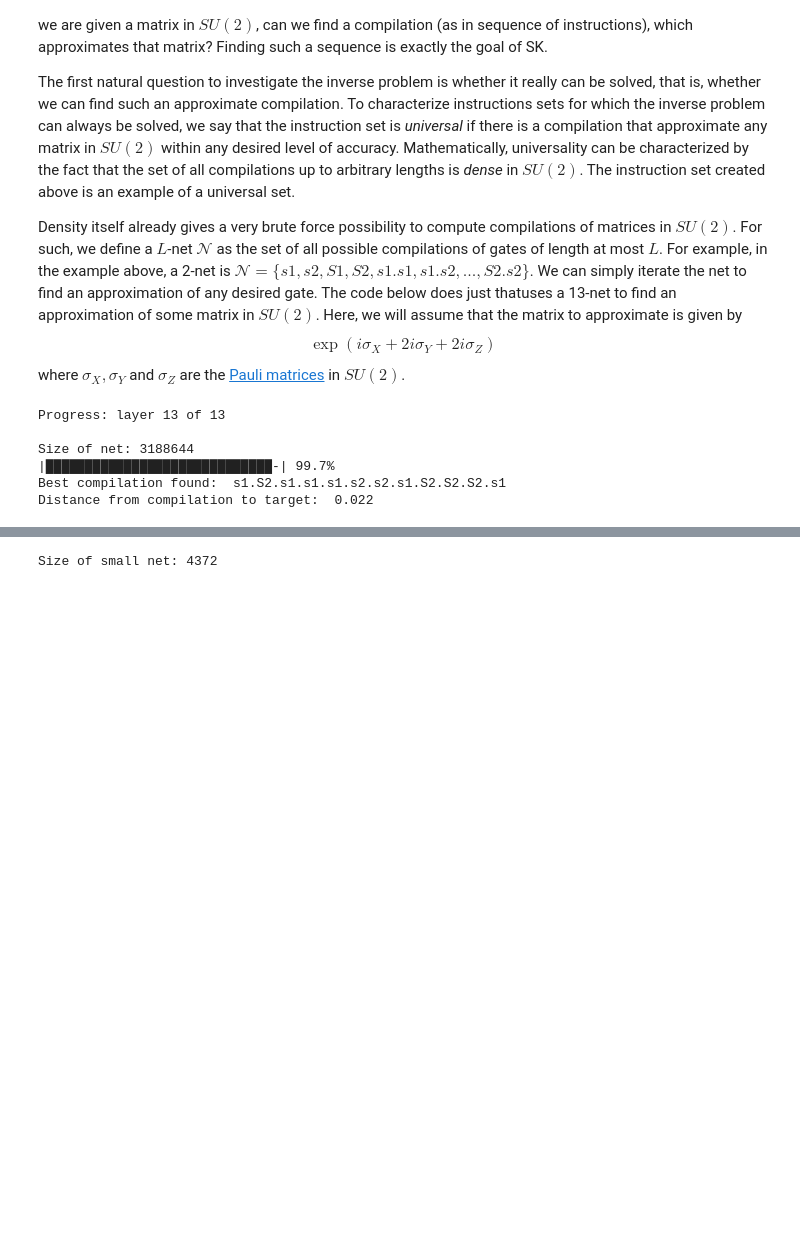
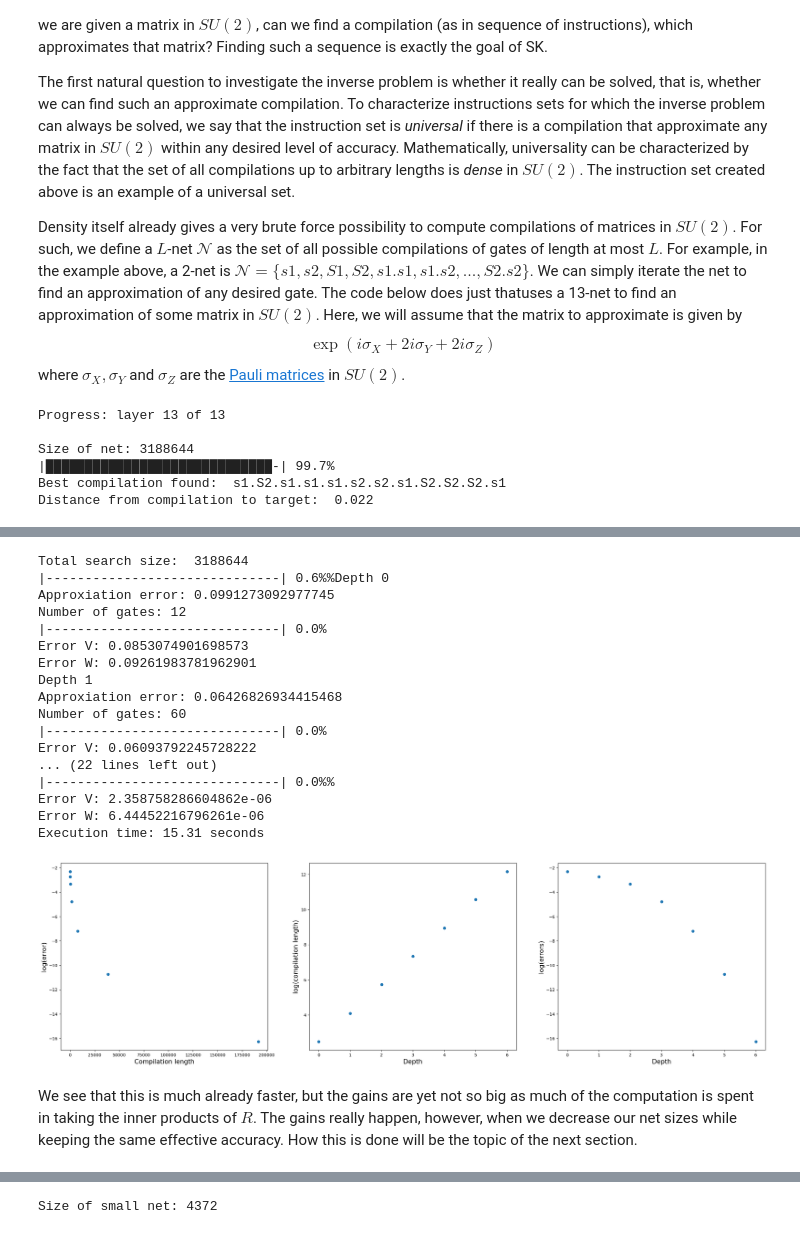
Before and after one commit to HLovisiEnnes/skqudit, a Jupyter notebook: notebooks/tutorial.ipynb, the cells around one changed output, grey strips where cells are left out. Saved outputs shown, nothing was run; the diff lists cells and outputs as text; code cells hidden in the pictures; blank space fills up the shorter version.

```diff
--- a/notebooks/tutorial.ipynb
+++ b/notebooks/tutorial.ipynb
@@ -177,0 +224,42 @@ Now, let us see how things work in the meet in the middle. We just need half the
+# %%
+start = time.time()
+bucket_params = {
+    'k': 1, # Number of R matrices to sample
+    'bucket_size': 0.01, # Bucket size, the smaller the more buckets we have
+    'bucket_robustness': 0 # This parameter controls how many of the neighboring buckets to also consider
+    }
+best_gate, hist = solovay_kitaev(matrix_to_approximate,
+                                 depth,
+                                 net,
+                                 epsilon_0=0.1,
+                                 verbosity=3,
+                                 scale=2,
+                                 shuffle=True,
+                                 bucket_params=bucket_params,
+                                 return_history=True)
+
+end = time.time()
+print('Execution time:', round(end - start, 2), 'seconds')
+
+plot_history(hist)
+# %% [output]
+Total search size:  3188644
+|------------------------------| 0.6%%Depth 0
+Approxiation error: 0.0991273092977745
+Number of gates: 12
+|------------------------------| 0.0%
+Error V: 0.0853074901698573
+Error W: 0.09261983781962901
+Depth 1
+Approxiation error: 0.06426826934415468
+Number of gates: 60
+|------------------------------| 0.0%
+Error V: 0.06093792245728222
+... (22 lines left out)
+|------------------------------| 0.0%%
+Error V: 2.358758286604862e-06
+Error W: 6.44452216796261e-06
+Execution time: 15.31 seconds
+[figure, added]
+# %% [markdown]
+We see that this is much already faster, but the gains are yet not so big as much of the computation is spent in taking the inner products of $R$. The gains really happen, however, when we decrease our net sizes while keeping the same effective accuracy. How this is done will be the topic of the next section.
```
Also changed, not shown: parts of 57 cells of this notebook, 5 other files.
